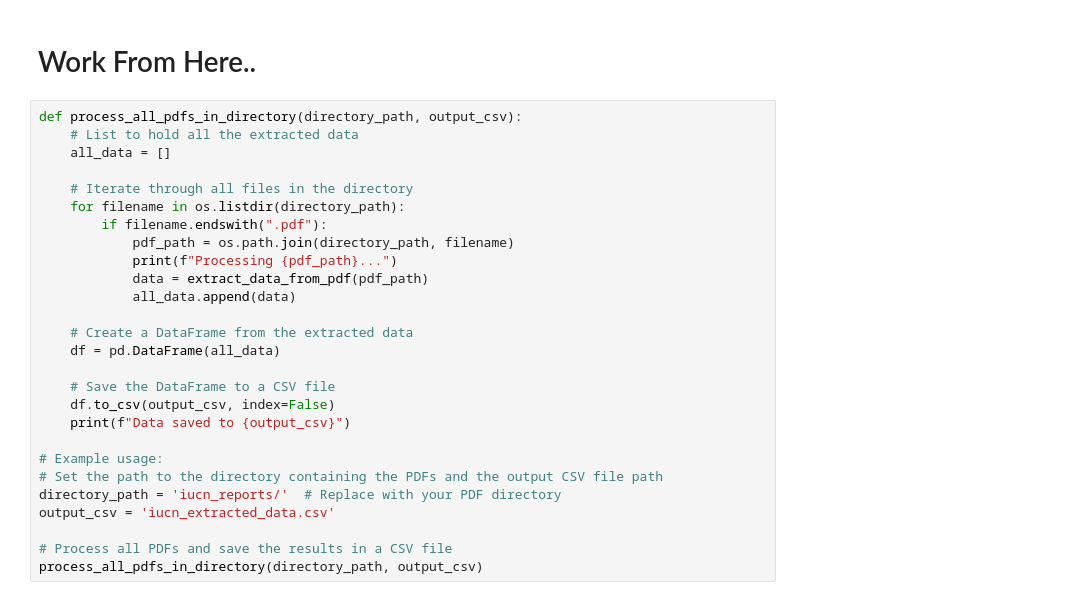
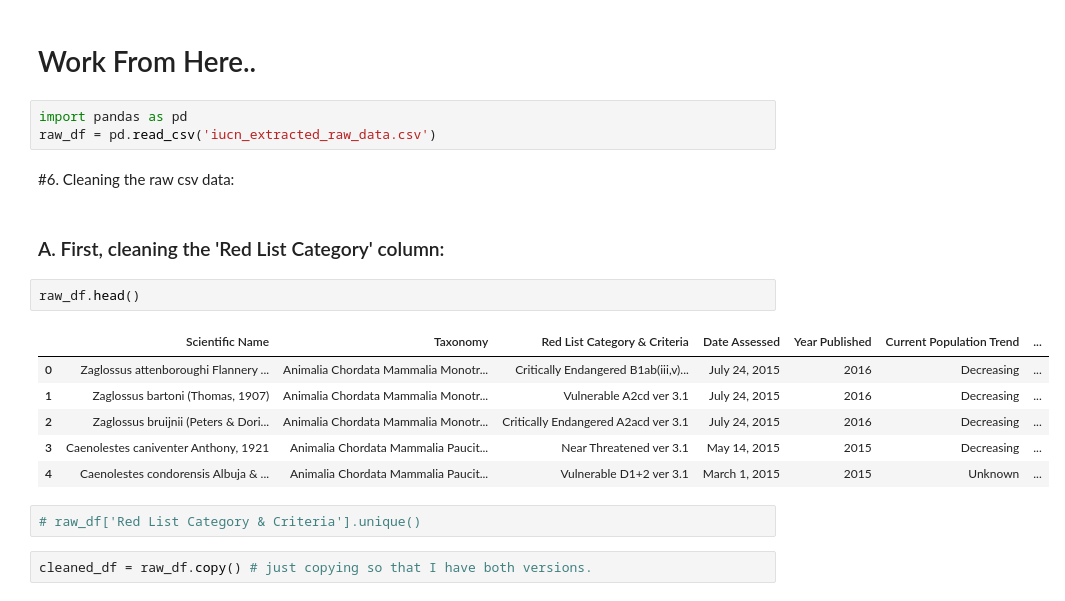
Before and after one commit to poudelmohit/project_IUCN, a Jupyter notebook: iucn_pdf_link_extraction.ipynb, the cells around one changed output. Drawn from its saved outputs; the diff is of its cells as text.

```diff
--- a/iucn_pdf_link_extraction.ipynb
+++ b/iucn_pdf_link_extraction.ipynb
@@ -403,29 +387,22 @@ extract_data_from_pdf('iucn_reports/210442893')
 # %% [markdown]
 # Work From Here..
-# %%
-def process_all_pdfs_in_directory(directory_path, output_csv):
-    # List to hold all the extracted data
-    all_data = []
-
-    # Iterate through all files in the directory
-    for filename in os.listdir(directory_path):
-        if filename.endswith(".pdf"):
-            pdf_path = os.path.join(directory_path, filename)
-            print(f"Processing {pdf_path}...")
-            data = extract_data_from_pdf(pdf_path)
-            all_data.append(data)
-
-    # Create a DataFrame from the extracted data
-    df = pd.DataFrame(all_data)
-
-    # Save the DataFrame to a CSV file
-    df.to_csv(output_csv, index=False)
-    print(f"Data saved to {output_csv}")
-
-# Example usage:
-# Set the path to the directory containing the PDFs and the output CSV file path
-directory_path = 'iucn_reports/'  # Replace with your PDF directory
-output_csv = 'iucn_extracted_data.csv'
-
-# Process all PDFs and save the results in a CSV file
-process_all_pdfs_in_directory(directory_path, output_csv)
+# %%
+import pandas as pd
+raw_df = pd.read_csv('iucn_extracted_raw_data.csv')
+# %% [markdown]
+#6. Cleaning the raw csv data:
+# %% [markdown]
+### A. First, cleaning the 'Red List Category' column:
+# %%
+raw_df.head()
+# %% [output]
+|  | Scientific Name | Taxonomy | Red List Category & Criteria | Date Assessed | Year Published | Current Population Trend | ... |
+| 0 | Zaglossus attenboroughi Flannery ... | Animalia Chordata Mammalia Monotr... | Critically Endangered B1ab(iii,v)... | July 24, 2015 | 2016 | Decreasing | ... |
+| 1 | Zaglossus bartoni (Thomas, 1907) | Animalia Chordata Mammalia Monotr... | Vulnerable A2cd ver 3.1 | July 24, 2015 | 2016 | Decreasing | ... |
+| 2 | Zaglossus bruijnii (Peters & Dori... | Animalia Chordata Mammalia Monotr... | Critically Endangered A2acd ver 3.1 | July 24, 2015 | 2016 | Decreasing | ... |
+| 3 | Caenolestes caniventer Anthony, 1921 | Animalia Chordata Mammalia Paucit... | Near Threatened ver 3.1 | May 14, 2015 | 2015 | Decreasing | ... |
+| 4 | Caenolestes condorensis Albuja & ... | Animalia Chordata Mammalia Paucit... | Vulnerable D1+2 ver 3.1 | March 1, 2015 | 2015 | Unknown | ... |
+# %%
+# raw_df['Red List Category & Criteria'].unique()
+# %%
+cleaned_df = raw_df.copy() # just copying so that I have both versions.
```
Also changed, not shown: parts of 26 cells of this notebook.
